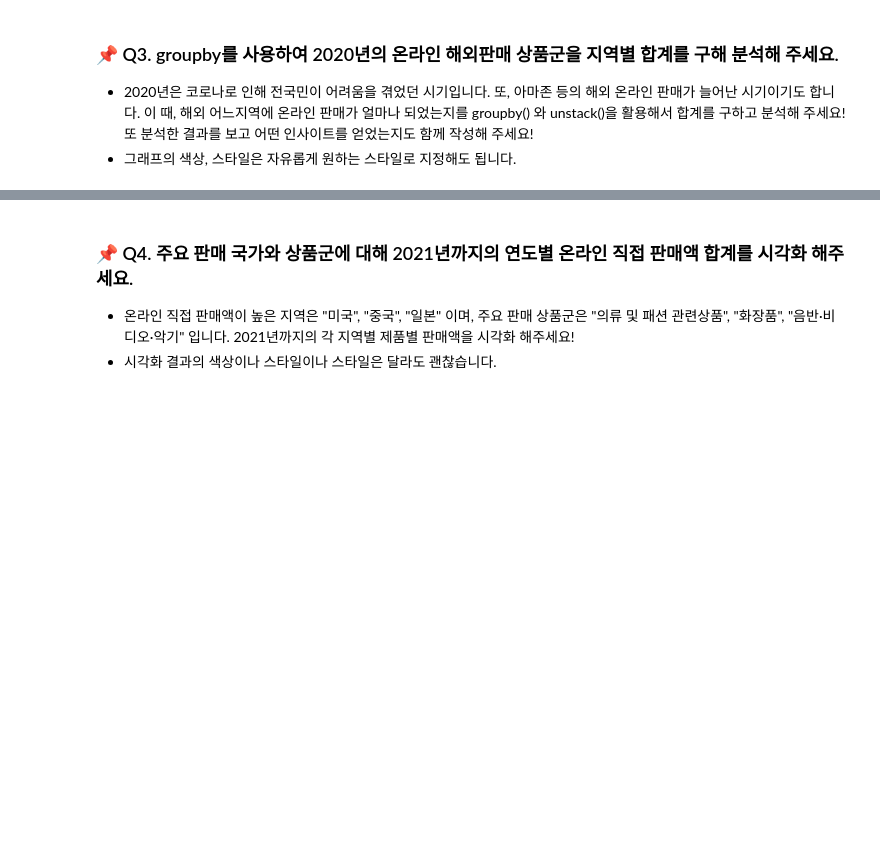
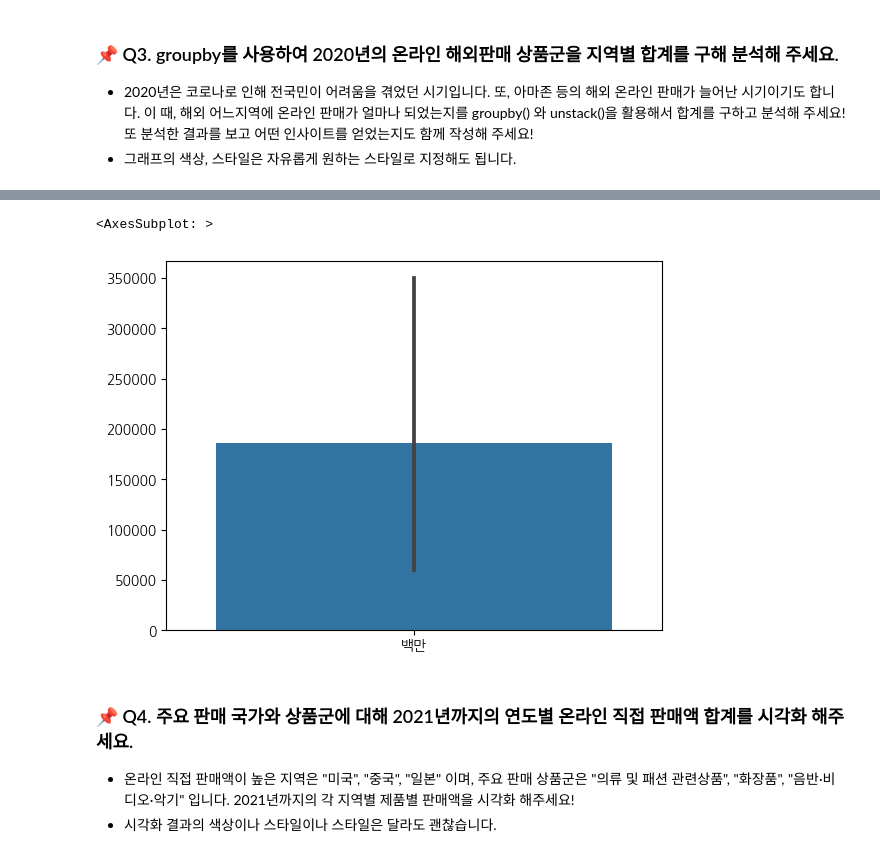
Before and after one commit to Minsoo0405/pythonbasic, a Jupyter notebook: coaching_study/4week_mission.ipynb, the cells around one changed output, grey strips where cells are left out. Drawn from its saved outputs; the diff is of its cells as text; code cells hidden in the pictures; blank space fills up the shorter version.

```diff
--- a/coaching_study/4week_mission.ipynb
+++ b/coaching_study/4week_mission.ipynb
@@ -102,0 +138,5 @@ plt.legend(bbox_to_anchor=(1.05, 1), loc=2, borderaxespad=0.)
+# %%
+# 의류 및 패션 관련상품, 화장품 ,음반 비디오 악기
+df_fashion = df[df['상품군별'] == '의류 및 패션 관련상품'].groupby(['국가(대륙)별']).sum()
+df_cosmetic = df[df['상품군별'] == '화장품'].groupby(['상품군별', '국가(대륙)별']).sum()
+df_art = df[df['상품군별'] == '음반·비디오·악기'].groupby(['상품군별', '국가(대륙)별']).sum()
@@ -103,3 +157,8 @@ plt.legend(bbox_to_anchor=(1.05, 1), loc=2, borderaxespad=0.)
+# %%
+sns.barplot(data=df_fashion)
+# %% [output]
+<AxesSubplot: >
+[figure, added]
 # %% [markdown]
 ### 📌 Q4. 주요 판매 국가와 상품군에 대해 2021년까지의 연도별 온라인 직접 판매액 합계를 시각화 해주세요.
 - 온라인 직접 판매액이 높은 지역은 "미국", "중국", "일본" 이며, 주요 판매 상품군은 "의류 및 패션 관련상품", "화장품", "음반·비디오·악기" 입니다. 2021년까지의 각 지역별 제품별 판매액을 시각화 해주세요!
```
Also changed, not shown: parts of 16 cells of this notebook, 1 other file.
